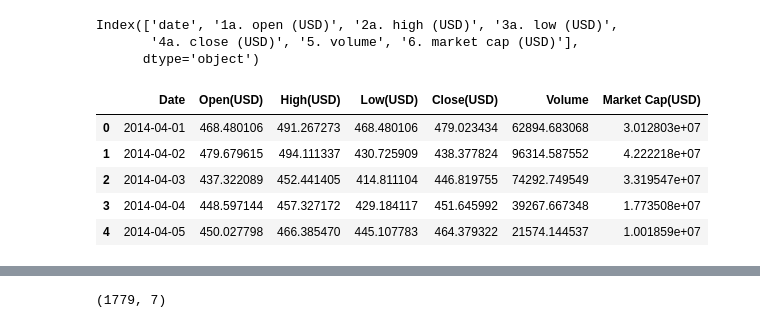
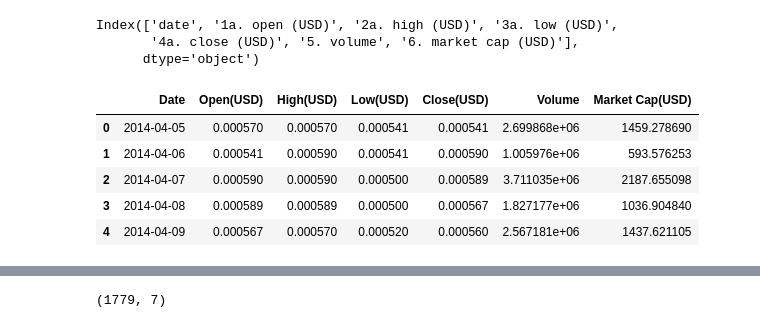
Before and after one commit to kevzha/CryptoAnalysis, a Jupyter notebook: Formatting_csv_t3.ipynb, the cells around one changed output, grey strips where cells are left out. Saved outputs shown, nothing was run; the diff lists cells and outputs as text; code cells hidden in the pictures.

```diff
--- a/Formatting_csv_t3.ipynb
+++ b/Formatting_csv_t3.ipynb
@@ -2,5 +2,5 @@
 import pandas as pd
 import matplotlib.pyplot as plt
 # %%
-BTC = pd.read_csv('BTC.csv')
+DOGE = pd.read_csv('DOGE.csv')
 # %%
@@ -10,15 +10,15 @@ Index(['date', '1a. open (USD)', '2a. high (USD)', '3a. low (USD)',
        '4a. close (USD)', '5. volume', '6. market cap (USD)'],
       dtype='object')
 # %%
-BTC = BTC.rename(columns={"1a. open (USD)": "Open(USD)","2a. high (USD)": "High(USD)",
+DOGE = DOGE.rename(columns={"1a. open (USD)": "Open(USD)","2a. high (USD)": "High(USD)",
                     '3a. low (USD)':'Low(USD)', '4a. close (USD)':'Close(USD)',
                    '5. volume': 'Volume', '6. market cap (USD)': 'Market Cap(USD)','date': 'Date' })
 # %%
-BTC.head()
+DOGE.head()
 # %% [output]
 |  | Date | Open(USD) | High(USD) | Low(USD) | Close(USD) | Volume | Market Cap(USD) |
-| 0 | 2014-04-01 | 468.480106 | 491.267273 | 468.480106 | 479.023434 | 62894.683068 | 3.012803e+07 |
-| 1 | 2014-04-02 | 479.679615 | 494.111337 | 430.725909 | 438.377824 | 96314.587552 | 4.222218e+07 |
-| 2 | 2014-04-03 | 437.322089 | 452.441405 | 414.811104 | 446.819755 | 74292.749549 | 3.319547e+07 |
-| 3 | 2014-04-04 | 448.597144 | 457.327172 | 429.184117 | 451.645992 | 39267.667348 | 1.773508e+07 |
-| 4 | 2014-04-05 | 450.027798 | 466.385470 | 445.107783 | 464.379322 | 21574.144537 | 1.001859e+07 |
+| 0 | 2014-04-05 | 0.000570 | 0.000570 | 0.000541 | 0.000541 | 2.699868e+06 | 1459.278690 |
+| 1 | 2014-04-06 | 0.000541 | 0.000590 | 0.000541 | 0.000590 | 1.005976e+06 | 593.576253 |
+| 2 | 2014-04-07 | 0.000590 | 0.000590 | 0.000500 | 0.000589 | 3.711035e+06 | 2187.655098 |
+| 3 | 2014-04-08 | 0.000589 | 0.000589 | 0.000500 | 0.000567 | 1.827177e+06 | 1036.904840 |
+| 4 | 2014-04-09 | 0.000567 | 0.000570 | 0.000520 | 0.000560 | 2.567181e+06 | 1437.621105 |
```
Also changed, not shown: parts of 7 cells of this notebook, 11 other files.
